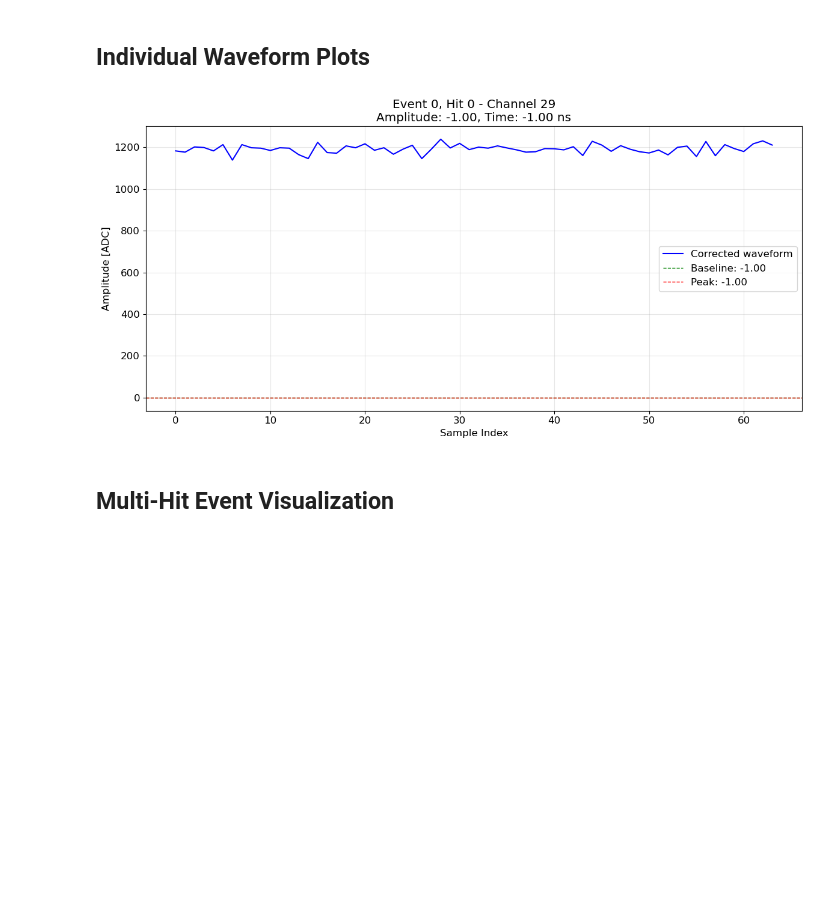
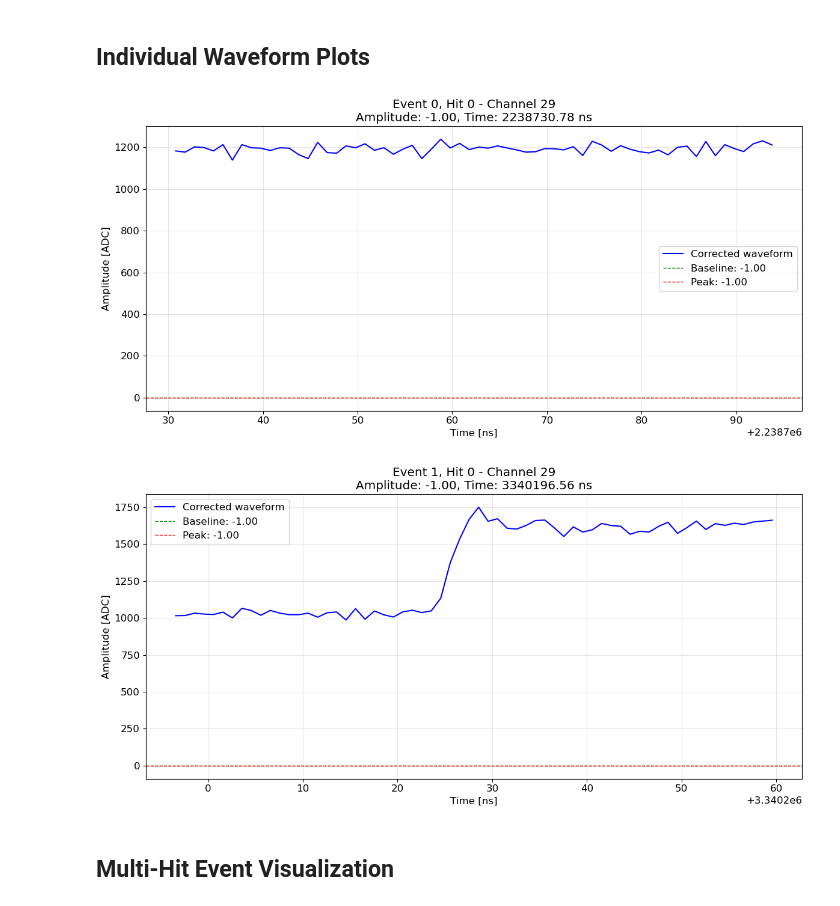
Before and after one commit to jaca230/midas_file_unpacker_app, a Jupyter notebook: notebooks/SAMPIC/plot_sampic_waveforms.ipynb, the cells around one changed output. Cells and saved outputs as stored; diff of their text form; code cells hidden in the pictures; blank space fills up the shorter version.

```diff
--- a/notebooks/SAMPIC/plot_sampic_waveforms.ipynb
+++ b/notebooks/SAMPIC/plot_sampic_waveforms.ipynb
@@ -65,19 +65,3 @@ Available branches:
 Branch 'has_sampic_collector_timing' indicates whether the AC00 bank was present for each event.
 # %% [markdown]
 ## Explore Data Structure
-# %%
-# Examine first event structure
-tree.GetEntry(0)
-event = tree.sampic_event
-
-print(f"Number of hits in first event: {len(event.hits)}")
-if len(event.hits) > 0:
-    hit = event.hits[0]
-    print(f"\nFirst hit details:")
-    print(f"  Channel: {hit.channel}")
-    print(f"  Waveform length: {len(hit.corrected_waveform)}")
-    print(f"  Amplitude: {hit.amplitude:.2f}")
-    print(f"  Baseline: {hit.baseline:.2f}")
-    print(f"  Peak: {hit.peak:.2f}")
-    print(f"  Time: {hit.time_instant:.2f} ns")
-    print(f"  TOT: {hit.tot_value:.2f} ns")
@@ -96,47 +121,55 @@ First hit details:
 ## Individual Waveform Plots
 # %%
 def plot_waveform(event_idx, hit_idx):
-    """Plot a single waveform from a specific event and hit."""
+    """Plot a single waveform from a specific event and hit using first cell timestamp as ns reference."""
     tree.GetEntry(event_idx)
     event = tree.sampic_event
 
     if hit_idx >= len(event.hits):
         print(f"Hit {hit_idx} out of range")
         return
 
     hit = event.hits[hit_idx]
     wf = hit.corrected_waveform
     waveform = np.array([wf[i] for i in range(len(wf))], dtype=np.float32)
 
+    # x-axis in ns, offset by first cell timestamp
+    sample_indices = np.arange(len(waveform))
+    time_ns = hit.first_cell_timestamp + sample_indices  # assuming 1 sample ≈ 1 ns
+
     fig, ax = plt.subplots(figsize=(12, 6))
 
-    # Plot waveform
-    sample_indices = np.arange(len(waveform))
-    ax.plot(sample_indices, waveform, 'b-', linewidth=1.5, label='Corrected waveform')
+    ax.plot(time_ns, waveform, 'b-', linewidth=1.5, label='Corrected waveform')
 
-    # Mark baseline
     ax.axhline(y=hit.baseline, color='g', linestyle='--', linewidth=1, label=f'Baseline: {hit.baseline:.2f}')
-
-    # Mark peak
     ax.axhline(y=hit.peak, color='r', linestyle='--', linewidth=1, label=f'Peak: {hit.peak:.2f}')
 
-    ax.set_xlabel('Sample Index')
+    ax.set_xlabel('Time [ns]')
     ax.set_ylabel('Amplitude [ADC]')
     ax.set_title(f'Event {event_idx}, Hit {hit_idx} - Channel {hit.channel}\n'
-                 f'Amplitude: {hit.amplitude:.2f}, Time: {hit.time_instant:.2f} ns')
+                 f'Amplitude: {hit.amplitude:.2f}, Time: {hit.first_cell_timestamp:.2f} ns')
     ax.legend()
     ax.grid(True, alpha=0.3)
 
     plt.tight_layout()
     return fig
 
-# Plot first waveform from first event
+
+# Example usage:
 tree.GetEntry(0)
 if len(tree.sampic_event.hits) > 0:
     plot_waveform(0, 0)
     plt.show()
+
+
+# Plot first waveform from second event
+tree.GetEntry(1)
+if len(tree.sampic_event.hits) > 0:
+    plot_waveform(1, 0)
+    plt.show()
 # %% [output]
-[figure, old version]
+[figure, new version]
+[figure, added]
 # %% [markdown]
 ## Multi-Hit Event Visualization
 # %%
```
Also changed, not shown: parts of 5 cells of this notebook, 1 other file.
